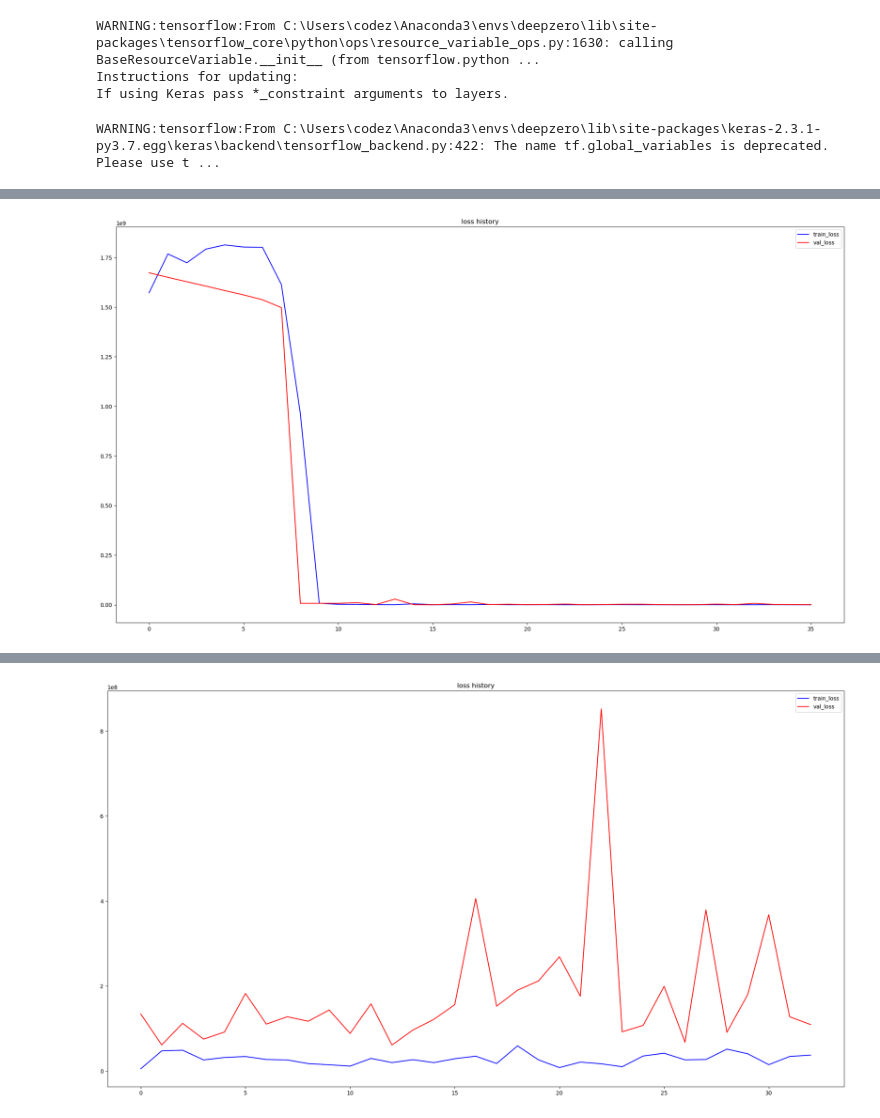
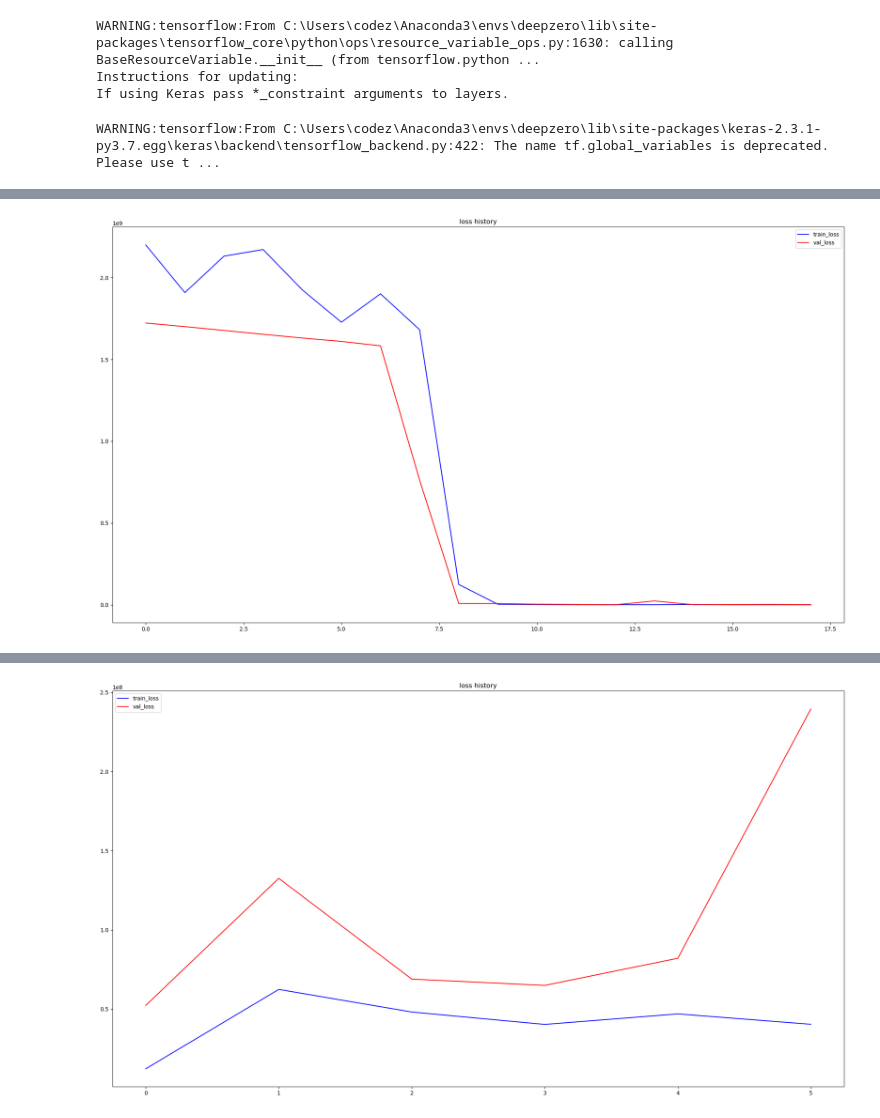
Before and after one commit to gbjung759/CoronavirusDisease2019, a Jupyter notebook: predict_coronavirus_spread.ipynb, the cells around one changed output, grey strips where cells are left out. Cells and saved outputs as stored; diff of their text form; code cells hidden in the pictures.

```diff
--- a/predict_coronavirus_spread.ipynb
+++ b/predict_coronavirus_spread.ipynb
@@ -177,7 +177,7 @@ class PandemicRegressor():
         os.mkdir(save_dir)
         self.model_path = os.path.join(save_dir, 'pdm_reg.h5')
         self.callbacks = [
-			EarlyStopping(monitor='val_loss', patience=20)
+			EarlyStopping(monitor='val_loss', patience=5)
 		]
         self.reg = self.build_model()
     def __del__(self):
@@ -243,7 +243,7 @@ def show_train_hist(hist):
 
 for col_name in ['Confirmed', 'Deaths', 'Recovered']:
     X, y = seq2dataset(daily_df[col_name], WINDOW_SIZE)
-    X_train, X_test, y_train, y_test = train_test_split(X, y, test_size=0.2, shuffle=False)
+    X_train, X_test, y_train, y_test = train_test_split(X, y, test_size=0.15, shuffle=False)
 
     # Normalize
     _mean = np.mean(daily_df[col_name].values)
@@ -272 +272 @@ MAE: 37309.91015625, MAPE: 45.91770553588867
-[figure, old version]
+[figure, new version]
@@ -275 +275 @@ MAE: 757.4113159179688, MAPE: 27.822546005249023
-[figure, old version]
+[figure, new version]
```
Also changed, not shown: parts of 1 cell of this notebook.
